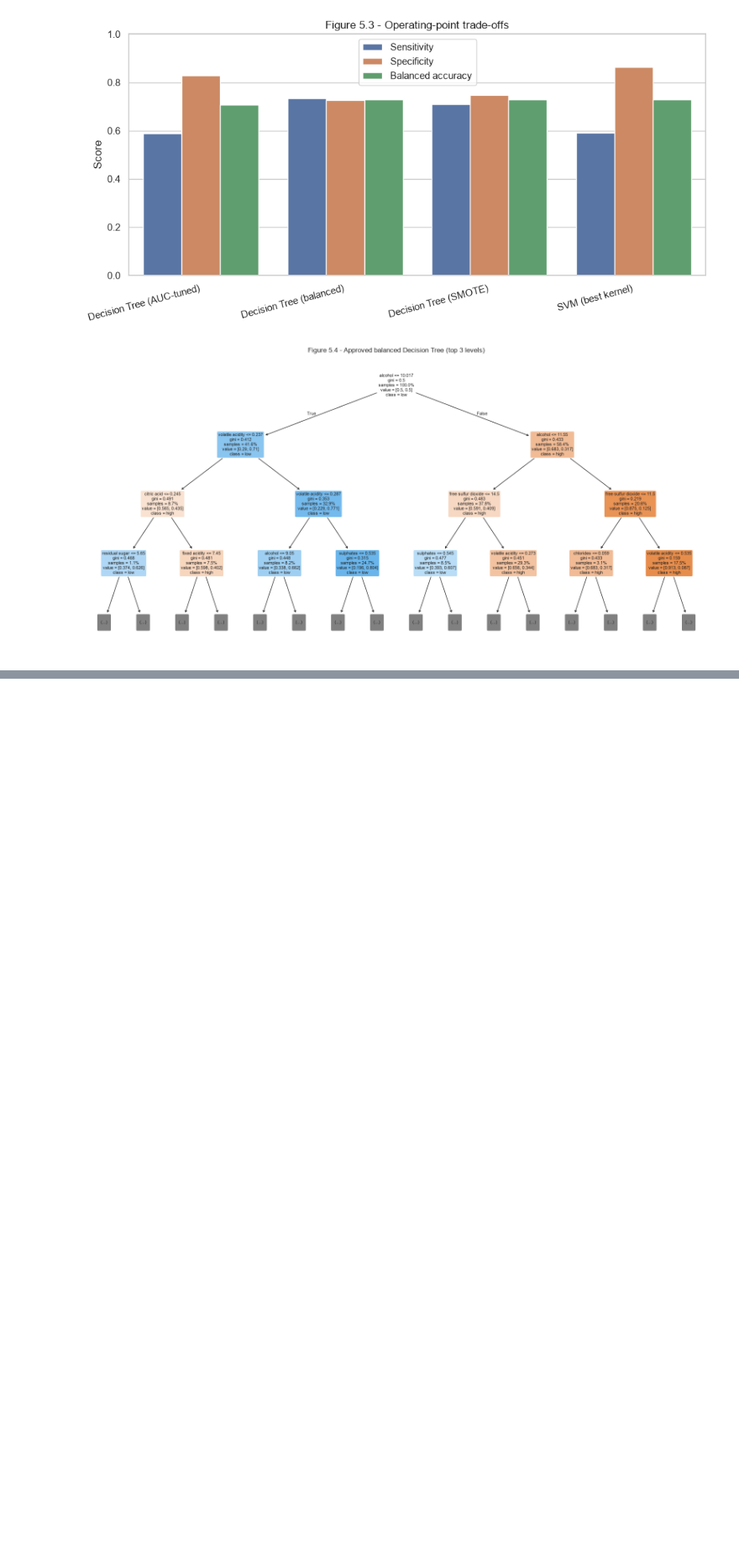
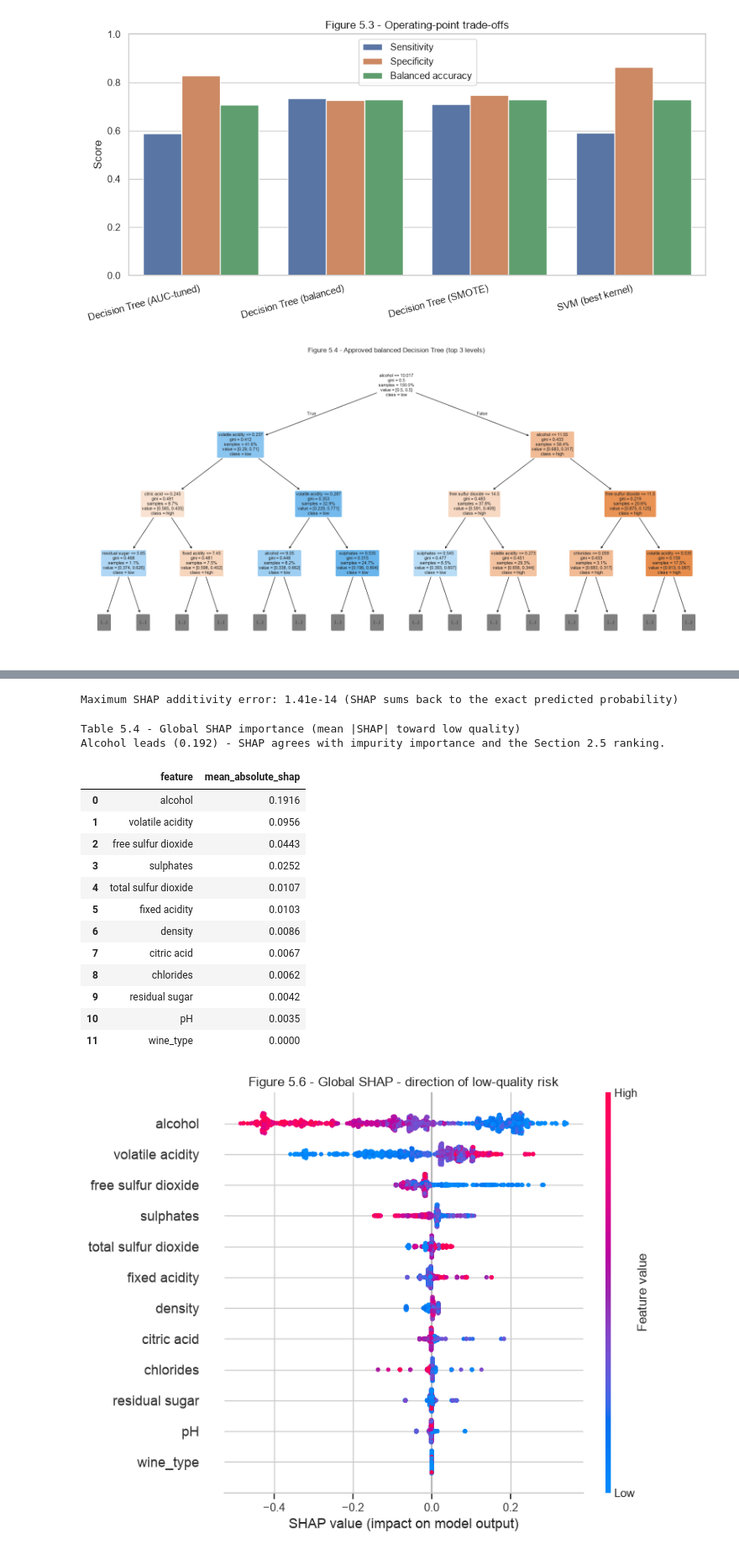
Before and after one commit to lfariabr/masters-swe-ai, a Jupyter notebook: 2026-T2/MLN/assignments/Assessment2/notebook/MLN601FariaLuisBrief2v7.ipynb, the cells around one changed output, grey strips where cells are left out. Shown at 84% size. Saved outputs shown, nothing was run; the diff lists cells and outputs as text; code cells hidden in the pictures; blank space fills up the shorter version.

```diff
--- a/2026-T2/MLN/assignments/Assessment2/notebook/MLN601FariaLuisBrief2v7.ipynb
+++ b/2026-T2/MLN/assignments/Assessment2/notebook/MLN601FariaLuisBrief2v7.ipynb
@@ -1013,0 +1048,68 @@ importance
+# %%
+# 5.1.1 - SHAP setup: extract class-1 (low) attributions and verify additivity
+explainer = shap.TreeExplainer(dt_balanced)
+shap_all = explainer(X_test)
+
+# Recent SHAP versions return one attribution matrix per class for sklearn classifiers.
+if shap_all.values.ndim == 3:
+    low_class_index = list(dt_balanced.classes_).index(1)
+    low_values = shap_all.values[:, :, low_class_index]
+    if np.asarray(shap_all.base_values).ndim == 2:
+        low_base = shap_all.base_values[:, low_class_index]
+    else:
+        low_base = np.repeat(shap_all.base_values[low_class_index], len(X_test))
+    low_shap = shap.Explanation(
+        values=low_values,
+        base_values=low_base,
+        data=X_test.to_numpy(),
+        feature_names=feature_cols,
+    )
+else:
+    low_shap = shap_all
+
+low_probability = dt_balanced.predict_proba(X_test)[:, 1]
+reconstructed_probability = low_shap.base_values + low_shap.values.sum(axis=1)
+max_additivity_error = float(np.max(np.abs(
+    reconstructed_probability - low_probability
+)))
+assert max_additivity_error < 1e-6, "SHAP values do not reconstruct class-1 probabilities"
+print("Maximum SHAP additivity error: %.2e (SHAP sums back to the exact predicted probability)"
+      % max_additivity_error)
+# %% [output]
+Maximum SHAP additivity error: 1.41e-14 (SHAP sums back to the exact predicted probability)
+# %%
+# 5.1.2 - Global SHAP: mean |SHAP| ranking and beeswarm
+shap_global = (pd.DataFrame({
+    "feature": feature_cols,
+    "mean_absolute_shap": np.abs(low_shap.values).mean(axis=0),
+})
+    .sort_values("mean_absolute_shap", ascending=False)
+    .reset_index(drop=True))
+shap_global.to_csv(OUTPUT_DIR / "shap_global_importance_v7.csv", index=False)
+
+print("Table 5.4 - Global SHAP importance (mean |SHAP| toward low quality)")
+print("Alcohol leads (0.192) - SHAP agrees with impurity importance and the Section 2.5 ranking.")
+display(shap_global.round(4))
+
+shap.plots.beeswarm(low_shap, max_display=12, show=False)
+plt.title("Figure 5.6 - Global SHAP - direction of low-quality risk")
+plt.tight_layout()
+plt.savefig(FIG_DIR / "v7_shap_global.png", dpi=120, bbox_inches="tight")
+plt.show()
+# %% [output]
+Table 5.4 - Global SHAP importance (mean |SHAP| toward low quality)
+Alcohol leads (0.192) - SHAP agrees with impurity importance and the Section 2.5 ranking.
+|  | feature | mean_absolute_shap |
+| 0 | alcohol | 0.1916 |
+| 1 | volatile acidity | 0.0956 |
+| 2 | free sulfur dioxide | 0.0443 |
+| 3 | sulphates | 0.0252 |
+| 4 | total sulfur dioxide | 0.0107 |
+| 5 | fixed acidity | 0.0103 |
+| 6 | density | 0.0086 |
+| 7 | citric acid | 0.0067 |
+| 8 | chlorides | 0.0062 |
+| 9 | residual sugar | 0.0042 |
+| 10 | pH | 0.0035 |
+| 11 | wine_type | 0.0000 |
+[figure, added]
```
Also changed, not shown: parts of 7 cells of this notebook, 5 other files.
